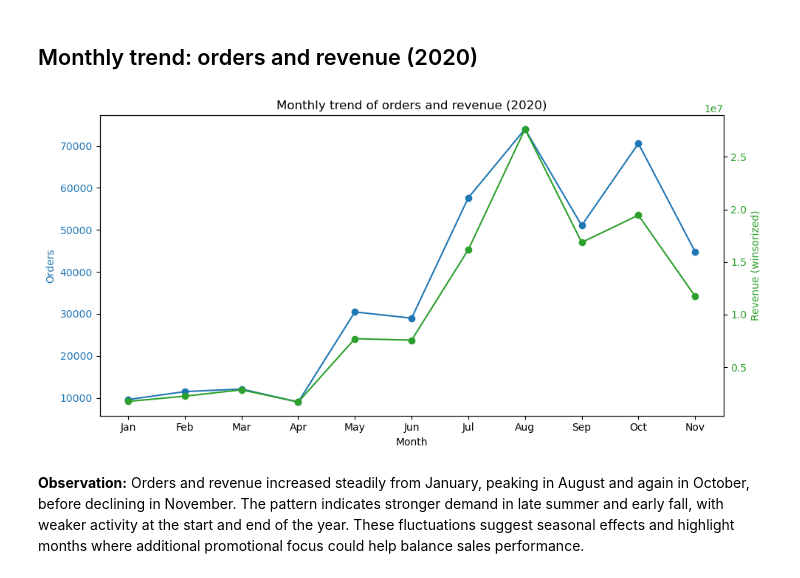
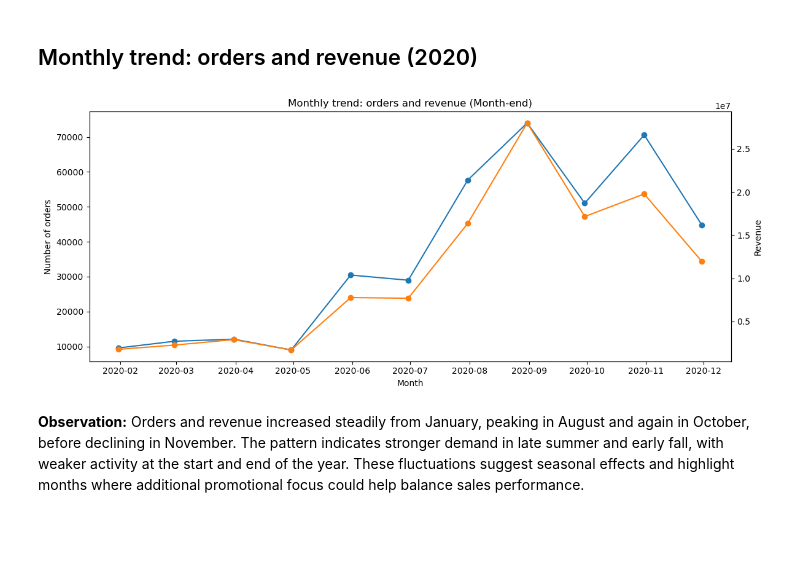
Before and after one commit to ayan978/Customer-Retention-Analysis-and-RFM-Segmentation-in-E-commerce, a Jupyter notebook: notebooks/customer_retention_rfm_segmentation.ipynb, the cells around one changed output. Drawn from its saved outputs; the diff is of its cells as text; code cells hidden in the pictures; blank space fills up the shorter version.

```diff
--- a/notebooks/customer_retention_rfm_segmentation.ipynb
+++ b/notebooks/customer_retention_rfm_segmentation.ipynb
@@ -425,39 +425,31 @@ plt.tight_layout()
 ## Monthly trend: orders and revenue (2020)
 # %%
 ## Monthly trend: orders and revenue (2020)
-
 monthly = (
-    orders.set_index("order_dt")
-    .resample("M")
+    orders
+    .set_index("order_dt")
+    .resample("ME")
     .agg(
-        orders_count=("order_id", "count"),
-        revenue=("order_revenue_cap", "sum")
+        orders=("order_id", "nunique"),
+        revenue=("order_revenue", "sum")
     )
-    .reset_index()
 )
 
-# Add month names for labels
-monthly["month_name"] = monthly["order_dt"].dt.strftime("%b")  # 'Jan', 'Feb', etc.
+fig, ax1 = plt.subplots(figsize=(12, 5))
 
-fig, ax1 = plt.subplots(figsize=(10,5))
-
-color = "tab:blue"
+ax1.plot(monthly.index, monthly["orders"], marker="o", color="tab:blue", label="Orders")
 ax1.set_xlabel("Month")
-ax1.set_ylabel("Orders", color=color)
-ax1.plot(monthly["month_name"], monthly["orders_count"], marker="o", color=color, label="Orders")
-ax1.tick_params(axis="y", labelcolor=color)
+ax1.set_ylabel("Number of orders")
 
 ax2 = ax1.twinx()
-color = "tab:green"
-ax2.set_ylabel("Revenue (winsorized)", color=color)
-ax2.plot(monthly["month_name"], monthly["revenue"], marker="o", color=color, label="Revenue")
-ax2.tick_params(axis="y", labelcolor=color)
+ax2.plot(monthly.index, monthly["revenue"], marker="o", color="tab:orange", label="Revenue")
+ax2.set_ylabel("Revenue")
 
-plt.title("Monthly trend of orders and revenue (2020)")
+plt.title("Monthly trend: orders and revenue (Month-end)")
 fig.tight_layout()
 plt.show()
 # %% [output]
-[figure, old version]
+[figure, new version]
 # %% [markdown]
 **Observation:** Orders and revenue increased steadily from January, peaking in August and again in October, before declining in November. The pattern indicates stronger demand in late summer and early fall, with weaker activity at the start and end of the year. These fluctuations suggest seasonal effects and highlight months where additional promotional focus could help balance sales performance.
 # %% [markdown]
```
Also changed, not shown: parts of 19 cells of this notebook, 1 other file.
